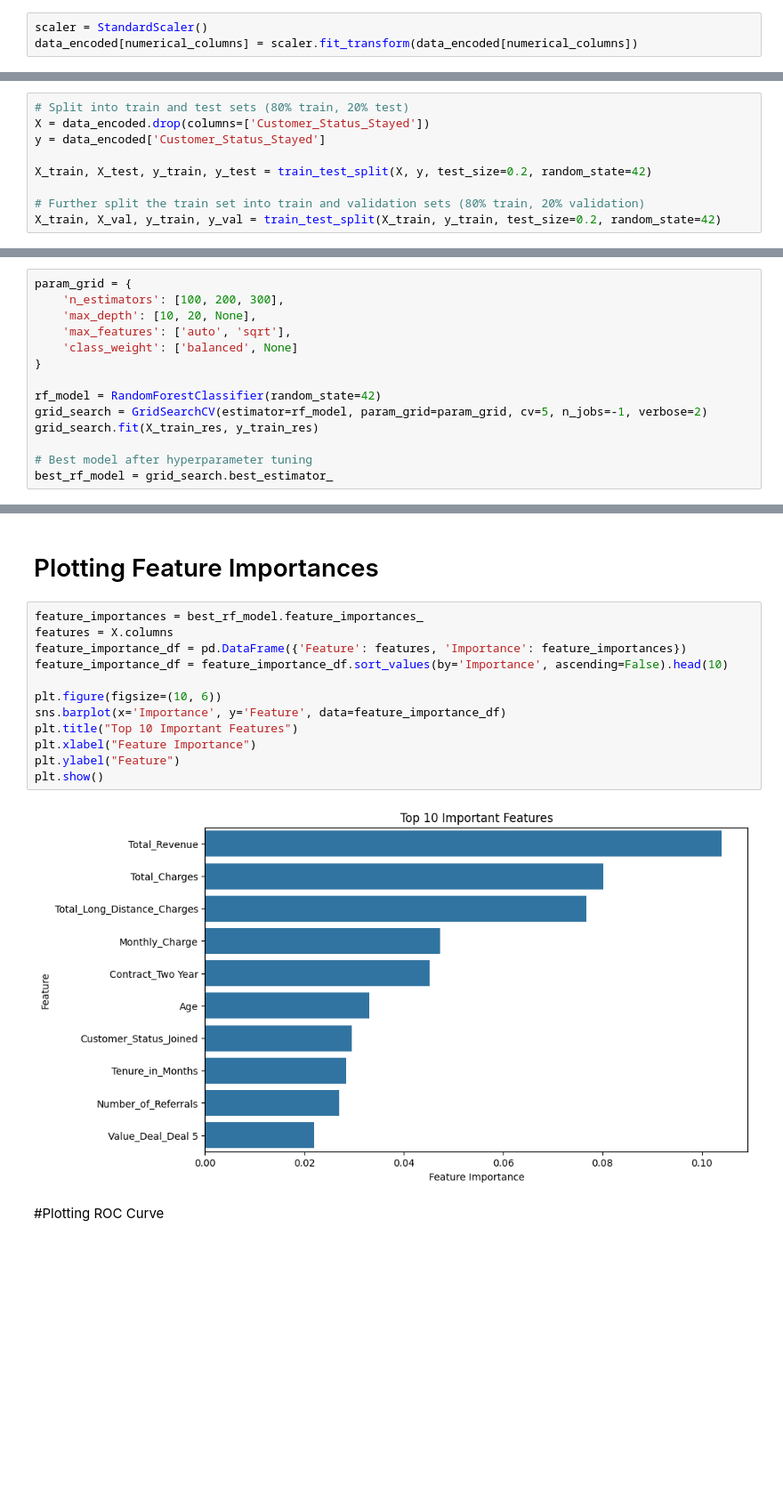
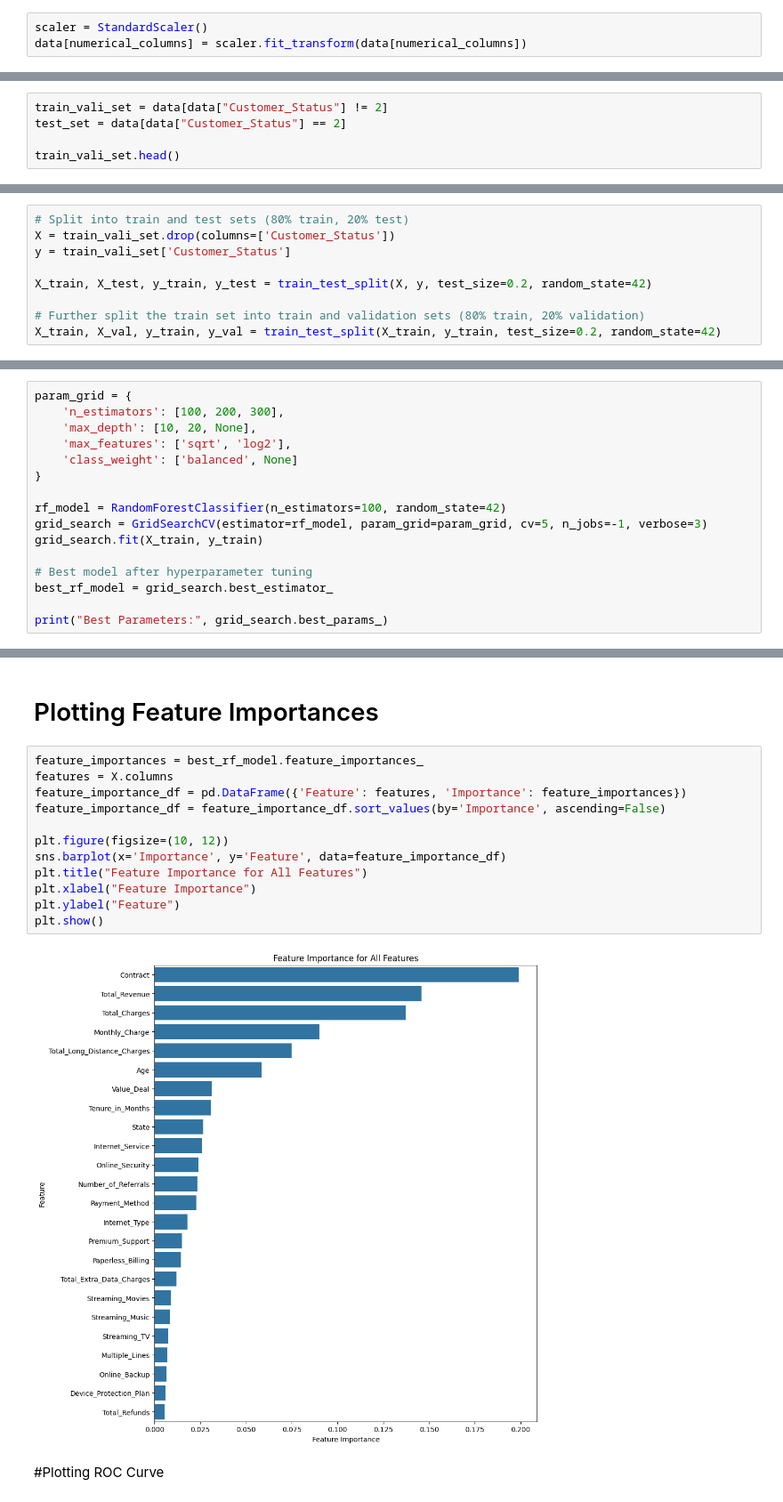
Before and after one commit to Blackan06/Build-a-Customer-Churn-Prediction-Model-Using-Decision-Trees, a Jupyter notebook: Build_a_Customer_Churn_Prediction_Model_Using_Decision_Trees.ipynb, the cells around one changed output, grey strips where cells are left out. Shown: that part at 89% size. Saved outputs shown, nothing was run; the diff lists cells and outputs as text; blank space fills up the shorter version.

```diff
--- a/Build_a_Customer_Churn_Prediction_Model_Using_Decision_Trees.ipynb
+++ b/Build_a_Customer_Churn_Prediction_Model_Using_Decision_Trees.ipynb
@@ -66,4 +152,4 @@ data_encoded = pd.get_dummies(data_cleaned, columns=categorical_columns, drop_fi
 #Normalizing Numerical Data
 # %%
 scaler = StandardScaler()
-data_encoded[numerical_columns] = scaler.fit_transform(data_encoded[numerical_columns])
+data[numerical_columns] = scaler.fit_transform(data[numerical_columns])
@@ -71,0 +178,5 @@ data_encoded[numerical_columns] = scaler.fit_transform(data_encoded[numerical_co
+# %%
+train_vali_set = data[data["Customer_Status"] != 2]
+test_set = data[data["Customer_Status"] == 2]
+
+train_vali_set.head()
@@ -72,7 +196,7 @@ data_encoded[numerical_columns] = scaler.fit_transform(data_encoded[numerical_co
 # %%
 # Split into train and test sets (80% train, 20% test)
-X = data_encoded.drop(columns=['Customer_Status_Stayed'])
-y = data_encoded['Customer_Status_Stayed']
+X = train_vali_set.drop(columns=['Customer_Status'])
+y = train_vali_set['Customer_Status']
 
 X_train, X_test, y_train, y_test = train_test_split(X, y, test_size=0.2, random_state=42)
 
@@ -89,15 +242,17 @@ X_train_res, y_train_res = smote.fit_resample(X_train, y_train)
 param_grid = {
     'n_estimators': [100, 200, 300],
     'max_depth': [10, 20, None],
-    'max_features': ['auto', 'sqrt'],
+    'max_features': ['sqrt', 'log2'],
     'class_weight': ['balanced', None]
 }
 
-rf_model = RandomForestClassifier(random_state=42)
-grid_search = GridSearchCV(estimator=rf_model, param_grid=param_grid, cv=5, n_jobs=-1, verbose=2)
-grid_search.fit(X_train_res, y_train_res)
+rf_model = RandomForestClassifier(n_estimators=100, random_state=42)
+grid_search = GridSearchCV(estimator=rf_model, param_grid=param_grid, cv=5, n_jobs=-1, verbose=3)
+grid_search.fit(X_train, y_train)
 
 # Best model after hyperparameter tuning
 best_rf_model = grid_search.best_estimator_
+
+print("Best Parameters:", grid_search.best_params_)
 # %% [output]
 Fitting 5 folds for each of 36 candidates, totalling 180 fits
@@ -192,17 +359,17 @@ plt.show()
 # %%
 feature_importances = best_rf_model.feature_importances_
 features = X.columns
 feature_importance_df = pd.DataFrame({'Feature': features, 'Importance': feature_importances})
-feature_importance_df = feature_importance_df.sort_values(by='Importance', ascending=False).head(10)
+feature_importance_df = feature_importance_df.sort_values(by='Importance', ascending=False)
 
-plt.figure(figsize=(10, 6))
+plt.figure(figsize=(10, 12))
 sns.barplot(x='Importance', y='Feature', data=feature_importance_df)
-plt.title("Top 10 Important Features")
+plt.title("Feature Importance for All Features")
 plt.xlabel("Feature Importance")
 plt.ylabel("Feature")
 plt.show()
 # %% [output]
-[figure, old version]
+[figure, new version]
 # %% [markdown]
 #Plotting ROC Curve
 # %%
```
Also changed, not shown: parts of 27 cells of this notebook.
